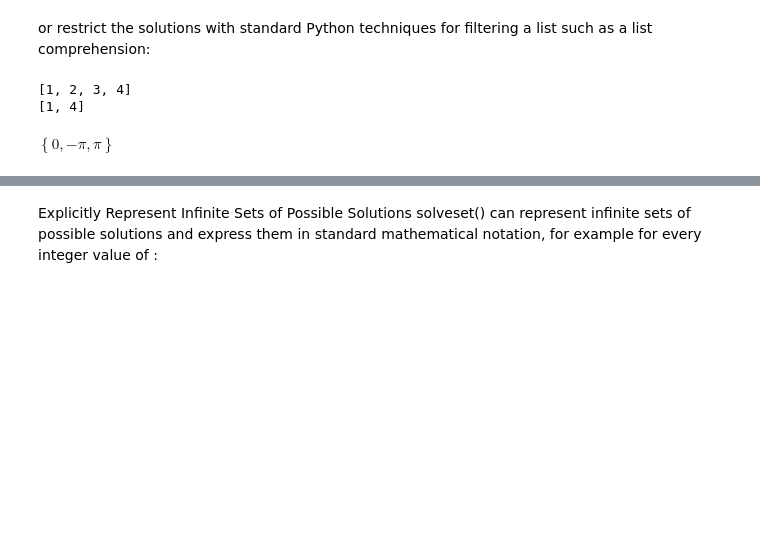
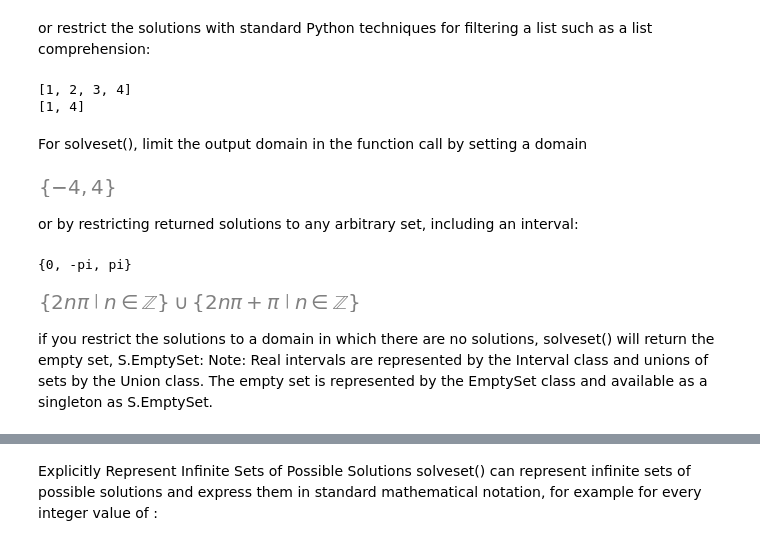
Before and after one commit to raywkhon/PyAstro, a Jupyter notebook: SymPy1.ipynb, the cells around one changed output, grey strips where cells are left out. Saved outputs shown, nothing was run; the diff lists cells and outputs as text; code cells hidden in the pictures; blank space fills up the shorter version.

```diff
--- a/SymPy1.ipynb
+++ b/SymPy1.ipynb
@@ -61,18 +96,28 @@ print(solution_outside_2_3)
 # %% [output]
 [1, 2, 3, 4]
 [1, 4]
-# %%
-# For solveset(), limit the output domain in the function call by setting a domain
-
-from sympy import S, solveset
-from sympy.abc import x
-solveset(x**4 - 256, x, domain=S.Reals)
-
-# or by restricting returned solutions to any arbitrary set, including an interval:
-
-from sympy import Interval, pi, sin, solveset
-from sympy.abc import x
-solveset(sin(x), x, Interval(-pi, pi))
-# %% [output]
-$\displaystyle \left\{0, - \pi, \pi\right\}$
+# %% [markdown]
+For solveset(), limit the output domain in the function call by setting a domain
+# %%
+from sympy import S, solveset
+from sympy.abc import x
+solveset(x**4 - 256, x, domain=S.Reals)
+# %% [output]
+[figure, added]
+# %% [markdown]
+or by restricting returned solutions to any arbitrary set, including an interval:
+# %%
+from sympy import Interval, pi, sin, solveset
+from sympy.abc import x
+# solveset(sin(x), x, Interval(-pi, pi))
+print(solveset(sin(x), x, Interval(-pi, pi)))
+
+solveset(sin(x), x) # solutions without restriction
+# print(solveset(sin(x), x))
+# %% [output]
+{0, -pi, pi}
+[figure, added]
+# %% [markdown]
+if you restrict the solutions to a domain in which there are no solutions, solveset() will return the empty set, S.EmptySet:
+Note: Real intervals are represented by the Interval class and unions of sets by the Union class. The empty set is represented by the EmptySet class and available as a singleton as S.EmptySet.
 # %%
```
Also changed, not shown: parts of 34 cells of this notebook, 8 other files.
